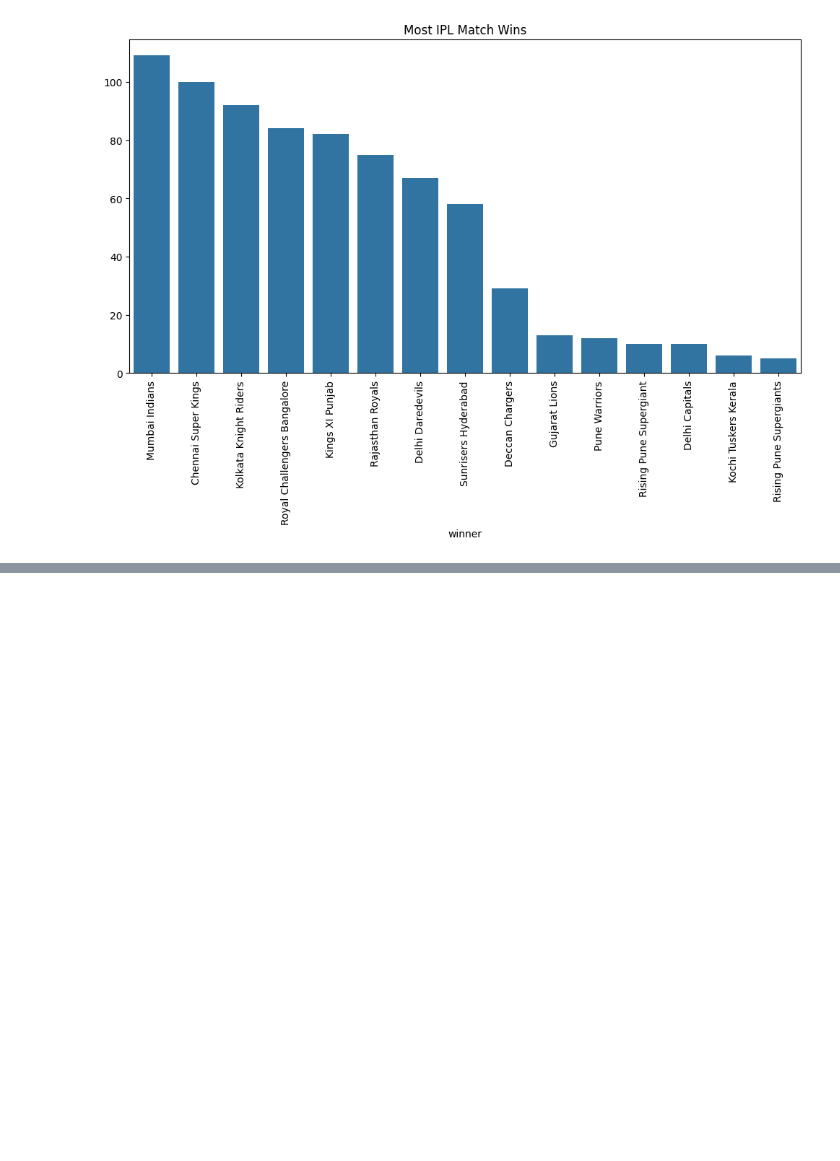
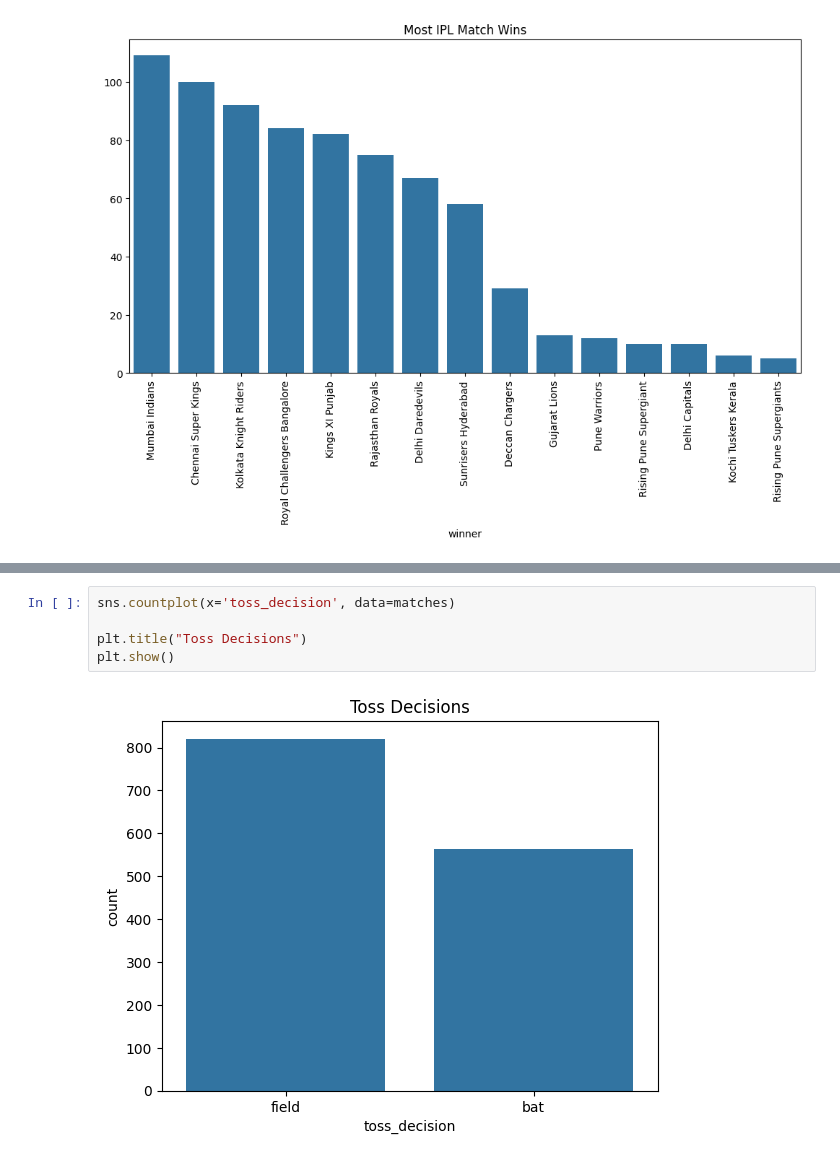
Before and after one commit to sohamm2410/ipl-analytics-dashboard, a Jupyter notebook: notebooks/eda.ipynb, the cells around one changed output, grey strips where cells are left out. Cells and saved outputs as stored; diff of their text form; blank space fills up the shorter version.

```diff
--- a/notebooks/eda.ipynb
+++ b/notebooks/eda.ipynb
@@ -184,0 +382,7 @@ plt.show()
+# %%
+sns.countplot(x='toss_decision', data=matches)
+
+plt.title("Toss Decisions")
+plt.show()
+# %% [output]
+[figure, added]
```
Also changed, not shown: parts of 23 cells of this notebook, 1 other file.
